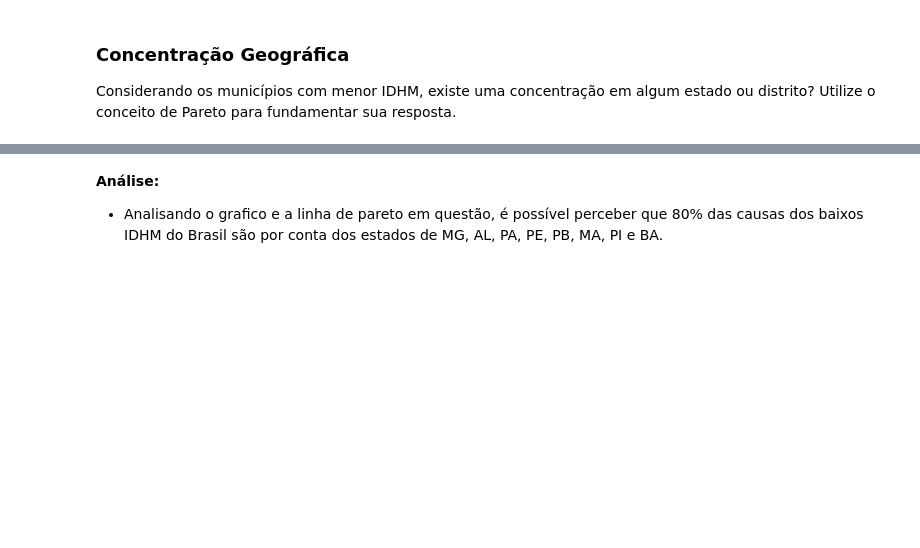
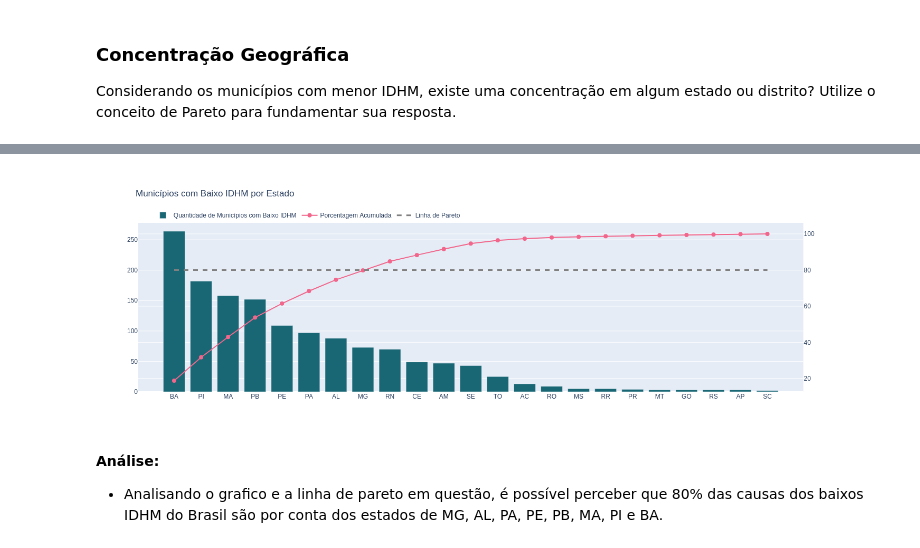
Before and after one commit to Carlos3du/IDHM_Municipios_Brasil, a Jupyter notebook: atvd1_avd.ipynb, the cells around one changed output, grey strips where cells are left out. Saved outputs shown, nothing was run; the diff lists cells and outputs as text; code cells hidden in the pictures; blank space fills up the shorter version.

```diff
--- a/atvd1_avd.ipynb
+++ b/atvd1_avd.ipynb
@@ -154,5 +154,8 @@ fig.update_layout(
     legend=dict(x=0.02, y=1.09, orientation='h'),
 )
 
-fig.show()
+fig.update_layout(width=1500, height=500)
+fig.write_image("grafico.png")
+img = Image.open("grafico.png")
+display(img)
 # %% [output]
@@ -160,3 +162,4 @@ fig.show()
+[figure, added]
 # %% [markdown]
 **Análise:**
 - Analisando o grafico e a linha de pareto em questão, é possível perceber que 80% das causas dos baixos IDHM do Brasil são por conta dos estados de MG, AL, PA, PE, PB, MA, PI e BA.
```
Also changed, not shown: parts of 1 cell of this notebook.
